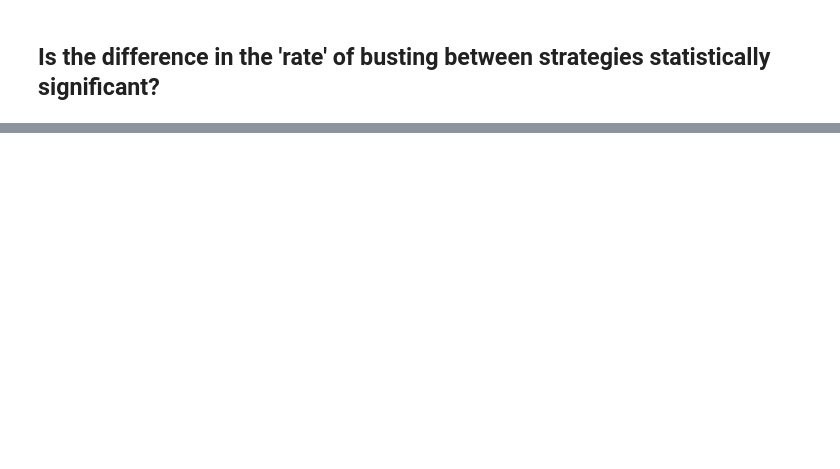
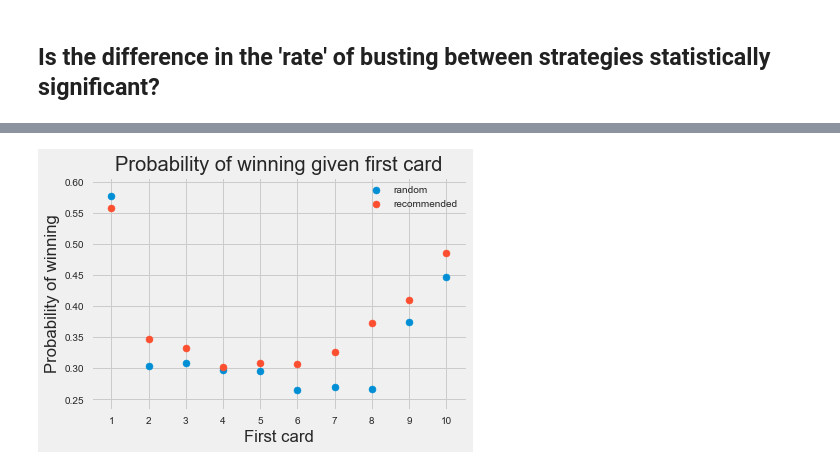
Before and after one commit to jocelyn-ong/data-science-projects, a Jupyter notebook: others/blackjack/data-analysis.ipynb, the cells around one changed output, grey strips where cells are left out. Saved outputs shown, nothing was run; the diff lists cells and outputs as text; code cells hidden in the pictures; blank space fills up the shorter version.

```diff
--- a/others/blackjack/data-analysis.ipynb
+++ b/others/blackjack/data-analysis.ipynb
@@ -184,0 +227,7 @@ print ("{:.2f}, {:.10f}".format(tt, pval))
+# %%
+df["player_card_one"] = df["player_hand"].map(lambda x: x.replace("'", "").strip("[]").replace(",", " ").split()[0])
+df["player_card_one"] = df["player_card_one"].map(lambda x: 10 if x in ["J", "Q", "K"] else 1 if x == "A" else int(x))
+# %%
+one_card = df.groupby(["player_card_one", "strategy"])[["player_loses", "draw", "player_wins"]].sum()
+one_card.reset_index(inplace=True)
+one_card.head()
@@ -184,0 +241,5 @@ print ("{:.2f}, {:.10f}".format(tt, pval))
+# %%
+one_card["cases"] = one_card[["player_loses", "draw", "player_wins"]].apply(sum, axis=1)
+# %%
+for i in ["player_loses", "draw", "player_wins"]:
+    one_card["p_"+i] = one_card[i]/one_card["cases"]
@@ -184,0 +255,12 @@ print ("{:.2f}, {:.10f}".format(tt, pval))
+# %%
+plt.scatter(one_card[one_card["strategy"]==0][["player_card_one"]],
+            one_card[one_card["strategy"]==0][["p_player_wins"]], label="random");
+plt.scatter(one_card[one_card["strategy"]==1][["player_card_one"]],
+            one_card[one_card["strategy"]==1][["p_player_wins"]], label="recommended");
+plt.legend();
+plt.title("Probability of winning given first card");
+plt.xlabel("First card");
+plt.xticks(np.arange(1,11));
+plt.ylabel("Probability of winning");
+# %% [output]
+[figure, added]
```
Also changed, not shown: parts of 27 cells of this notebook, 2 other files.
